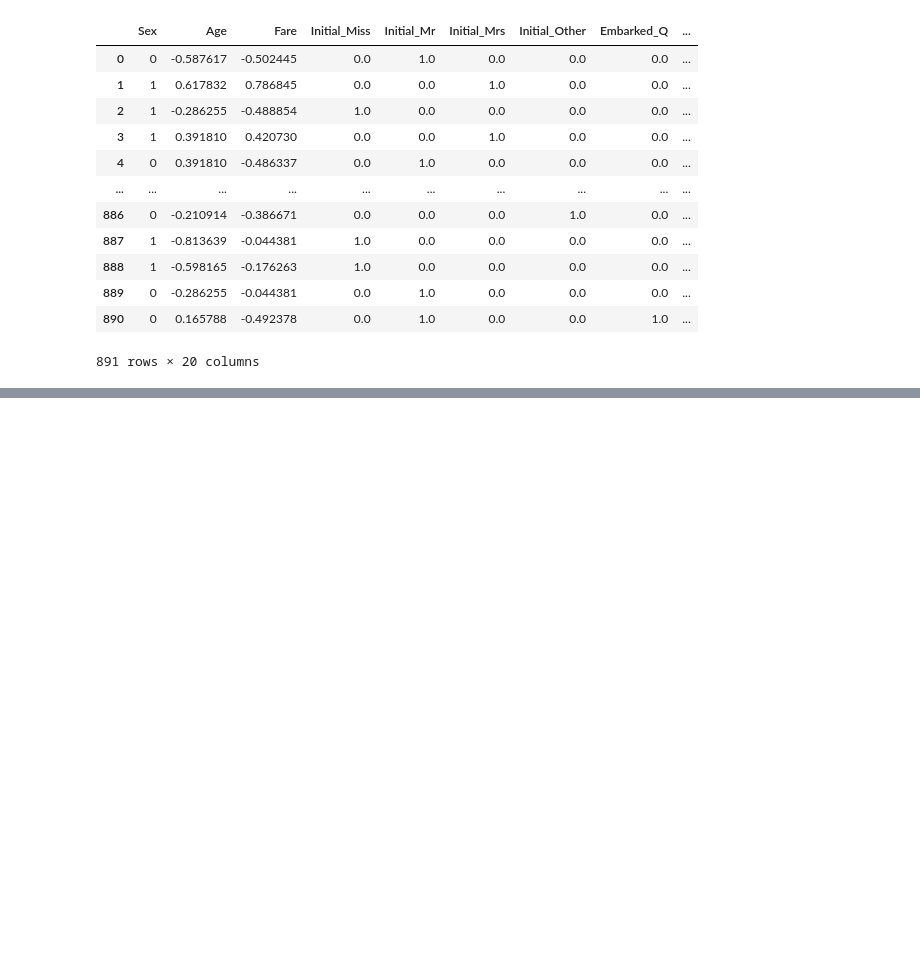
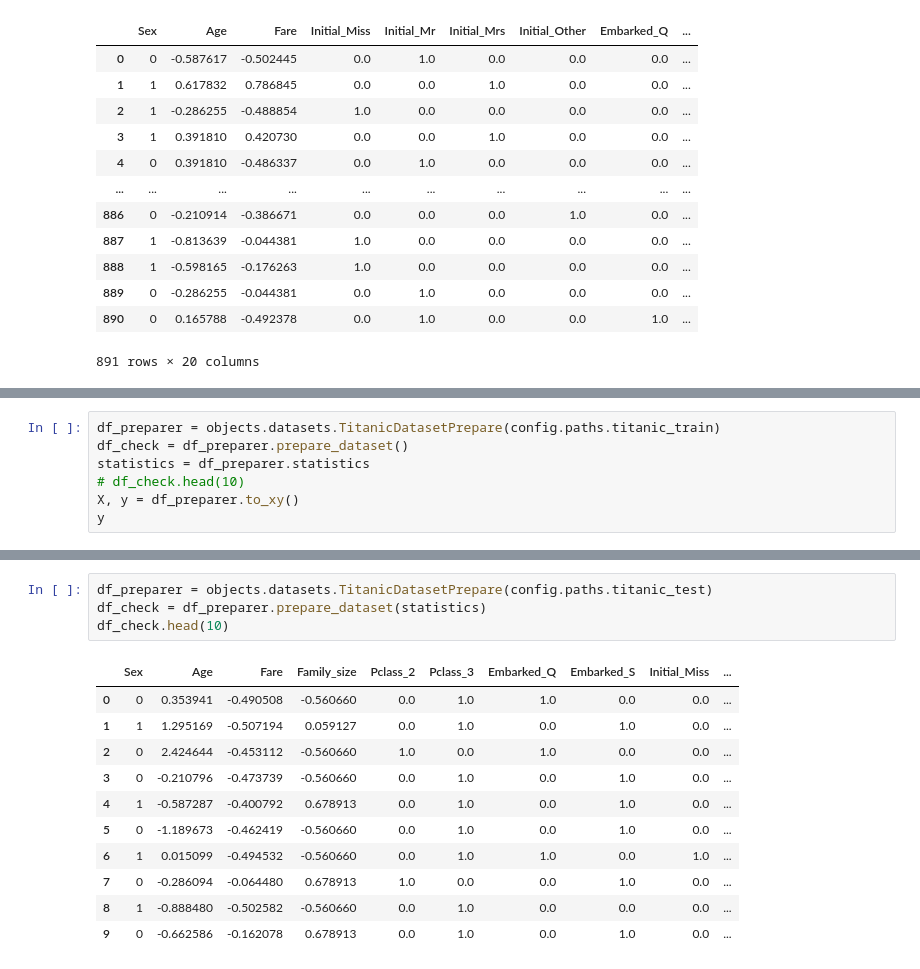
Before and after one commit to pedrobirq/extreme_ml_learning_final_project, a Jupyter notebook: draft.ipynb, the cells around one changed output, grey strips where cells are left out. Drawn from its saved outputs; the diff is of its cells as text; blank space fills up the shorter version.

Commit message:
titanic dataset preparation class done

```diff
--- a/draft.ipynb
+++ b/draft.ipynb
@@ -279,0 +282,7 @@ concat_dataframe
+# %%
+df_preparer = objects.datasets.TitanicDatasetPrepare(config.paths.titanic_train)
+df_check = df_preparer.prepare_dataset()
+statistics = df_preparer.statistics
+# df_check.head(10)
+X, y = df_preparer.to_xy()
+y
@@ -279,0 +307,16 @@ concat_dataframe
+# %%
+df_preparer = objects.datasets.TitanicDatasetPrepare(config.paths.titanic_test)
+df_check = df_preparer.prepare_dataset(statistics)
+df_check.head(10)
+# %% [output]
+|  | Sex | Age | Fare | Family_size | Pclass_2 | Pclass_3 | Embarked_Q | Embarked_S | Initial_Miss | ... |
+| 0 | 0 | 0.353941 | -0.490508 | -0.560660 | 0.0 | 1.0 | 1.0 | 0.0 | 0.0 | ... |
+| 1 | 1 | 1.295169 | -0.507194 | 0.059127 | 0.0 | 1.0 | 0.0 | 1.0 | 0.0 | ... |
+| 2 | 0 | 2.424644 | -0.453112 | -0.560660 | 1.0 | 0.0 | 1.0 | 0.0 | 0.0 | ... |
+| 3 | 0 | -0.210796 | -0.473739 | -0.560660 | 0.0 | 1.0 | 0.0 | 1.0 | 0.0 | ... |
+| 4 | 1 | -0.587287 | -0.400792 | 0.678913 | 0.0 | 1.0 | 0.0 | 1.0 | 0.0 | ... |
+| 5 | 0 | -1.189673 | -0.462419 | -0.560660 | 0.0 | 1.0 | 0.0 | 1.0 | 0.0 | ... |
+| 6 | 1 | 0.015099 | -0.494532 | -0.560660 | 0.0 | 1.0 | 1.0 | 0.0 | 1.0 | ... |
+| 7 | 0 | -0.286094 | -0.064480 | 0.678913 | 1.0 | 0.0 | 0.0 | 1.0 | 0.0 | ... |
+| 8 | 1 | -0.888480 | -0.502582 | -0.560660 | 0.0 | 1.0 | 0.0 | 0.0 | 0.0 | ... |
+| 9 | 0 | -0.662586 | -0.162078 | 0.678913 | 0.0 | 1.0 | 0.0 | 1.0 | 0.0 | ... |
```
Also changed, not shown: parts of 4 cells of this notebook, 3 other files.
